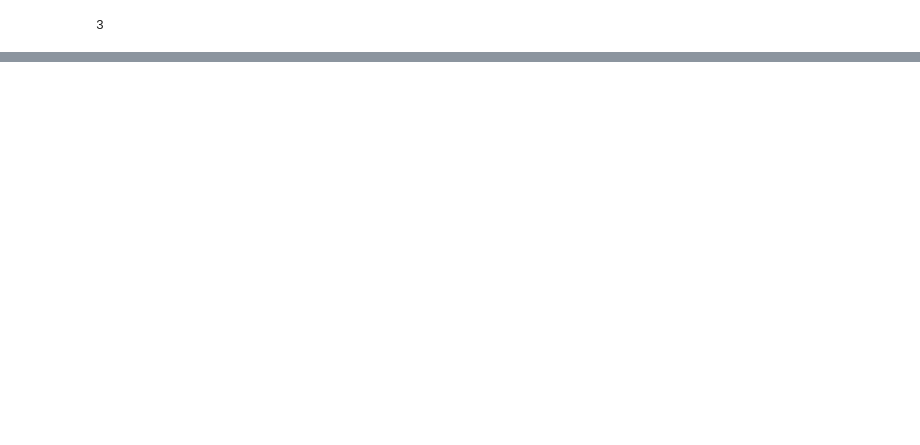
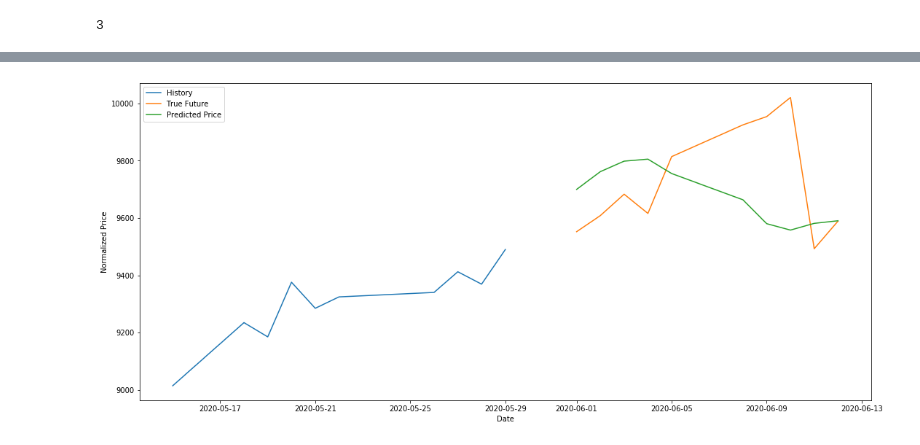
Before and after one commit to tt0507/Mini-Project, a Jupyter notebook: stock_analysis/time_series_analysis.ipynb, the cells around one changed output, grey strips where cells are left out. Cells and saved outputs as stored; diff of their text form; code cells hidden in the pictures; blank space fills up the shorter version.

```diff
--- a/stock_analysis/time_series_analysis.ipynb
+++ b/stock_analysis/time_series_analysis.ipynb
@@ -86,0 +242,18 @@ assert dji_train.shape == (TRAIN_SPLIT - START_INDEX, 20, 6)
+# %%
+# NASDAQ model
+nasdaq_model = keras.models.Sequential([
+    keras.layers.LSTM(100, return_sequences=True, input_shape = nasdaq_train.shape[-2:]),
+    keras.layers.LSTM(50, return_sequences=True),
+    keras.layers.LSTM(25),
+    keras.layers.Dense(1)
+])
+
+callback = keras.callbacks.EarlyStopping(patience=10, restore_best_weights=True)
+checkpoint_cb = keras.callbacks.ModelCheckpoint("model/nasdaq_model.h5", save_best_only=True)
+nasdaq_model.compile(optimizer = tf.keras.optimizers.RMSprop(), loss='mae')
+
+history = nasdaq_model.fit(nasdaq_train, nasdaq_label, epochs=100,
+                    validation_data=(nasdaq_valid_data, nasdaq_valid_label),
+                        callbacks=[callback, checkpoint_cb])
+
+nasdaq_predict = nasdaq_model.predict(nasdaq_valid_data)
@@ -86,0 +278,6 @@ assert dji_train.shape == (TRAIN_SPLIT - START_INDEX, 20, 6)
+# %%
+nasdaq_unstan_predict = unstandarize(nasdaq_predict, nasdaq['Adj Close'].values)
+# %%
+plot_valid_predict(nasdaq, TRAIN_SPLIT, nasdaq_unstan_predict, 20)
+# %% [output]
+[figure, added]
```
Also changed, not shown: parts of 27 cells of this notebook, 3 other files.
